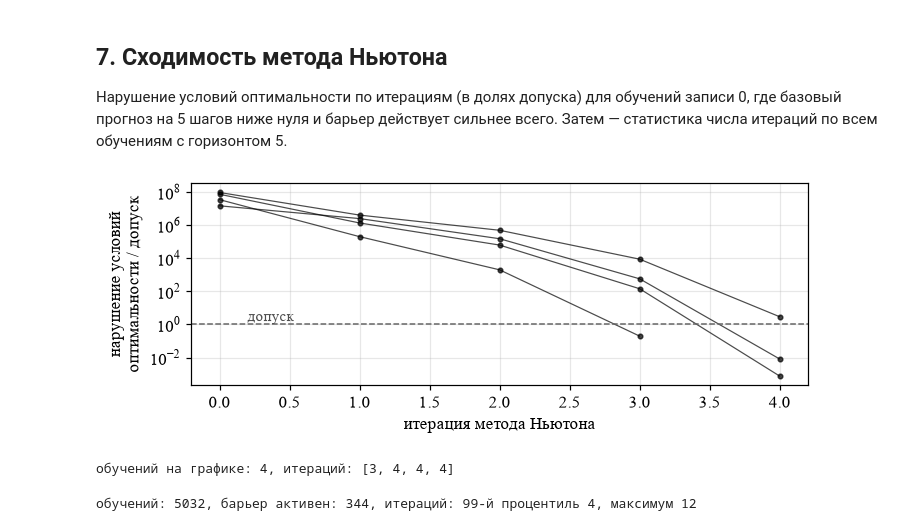
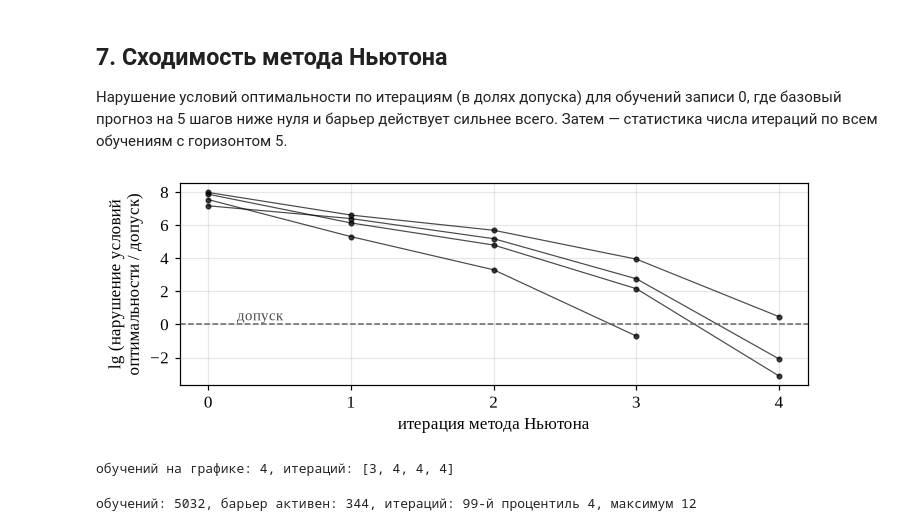
Before and after one commit to 89605502155/trosna-linear-regression-article-reproduction, a Jupyter notebook: reproduce_article.ipynb, the cells around one changed output. Saved outputs shown, nothing was run; the diff lists cells and outputs as text; code cells hidden in the pictures.

```diff
--- a/reproduce_article.ipynb
+++ b/reproduce_article.ipynb
@@ -40,6 +40,7 @@ import time
 
 import matplotlib.pyplot as plt
 import numpy as np
+from matplotlib.ticker import FuncFormatter, MultipleLocator
 from scipy.optimize import brentq
 from sklearn.linear_model import LinearRegression
 
@@ -53,6 +54,13 @@ plt.rcParams.update({
     "figure.dpi": 110,
     "legend.framealpha": 0.9,
 })
+
+
+def ru_tick(x, pos=None):
+    # Подпись деления оси с десятичной запятой и знаком минус, как в статье.
+    return f"{x:g}".replace(".", ",").replace("-", "\u2212")
+
+
 for pkg in ("trosna-linear-regression", "numpy", "scipy", "scikit-learn", "matplotlib"):
     print(f"{pkg:26s}{im.version(pkg)}")
 # %% [output]
@@ -674,27 +687,30 @@ for width in (25.0, 50.0, 100.0, 200.0, 400.0):
 # %%
 fig, ax = plt.subplots(figsize=(6.7, 2.6))
 t, y = traces[0]["t"], traces[0]["y"]
 conv_iters = []
 for k in range(WINDOW, len(y) - 4):
     tw, yw, tn = t[k - WINDOW:k], y[k - WINDOW:k], t[k + 4]
     w = weights(tw, tn)
     base = LinearRegression().fit(tw[:, None], yw, sample_weight=w).predict([[tn]])[0]
     if base > LIMIT:
         continue
     m = barrier_model().fit(tw[:, None], yw, w, repulsion_X=[[tn]])
     hist = m.optimality_history_ / m.tolerance_
-    ax.semilogy(np.arange(hist.size), np.maximum(hist, 1e-6), "o-", color="black", lw=0.8, ms=3, alpha=0.7)
+    ax.plot(np.arange(hist.size), np.log10(np.maximum(hist, 1e-6)), "o-", color="black", lw=0.8, ms=3, alpha=0.7)
     conv_iters.append(hist.size - 1)
-ax.axhline(1.0, color="0.4", ls="--", lw=1)
-ax.text(0.2, 1.6, "допуск", fontsize=10, color="0.3")
+ax.axhline(0.0, color="0.4", ls="--", lw=1)
+ax.text(0.2, 0.25, "допуск", fontsize=10, color="0.3")
+ax.yaxis.set_major_locator(MultipleLocator(2))
+ax.yaxis.set_major_formatter(FuncFormatter(ru_tick))
+ax.xaxis.set_major_locator(MultipleLocator(1))
 ax.set_xlabel("итерация метода Ньютона")
-ax.set_ylabel("нарушение условий\nоптимальности / допуск")
+ax.set_ylabel("lg (нарушение условий\nоптимальности / допуск)")
 ax.grid(alpha=0.3)
 fig.tight_layout()
 plt.show()
 print(f"обучений на графике: {len(conv_iters)}, итераций: {conv_iters}")
 # %% [output]
-[figure, old version]
+[figure, new version]
 обучений на графике: 4, итераций: [3, 4, 4, 4]
 # %%
 all_iters = []
```
Also changed, not shown: parts of 6 cells of this notebook.
